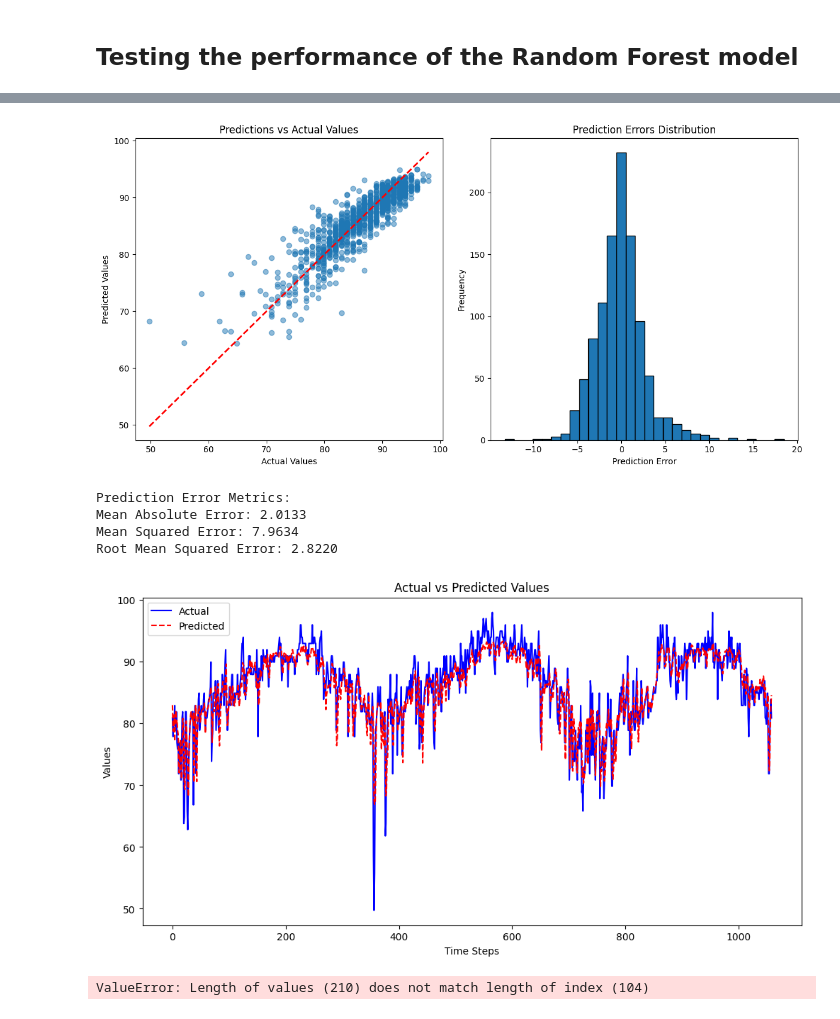
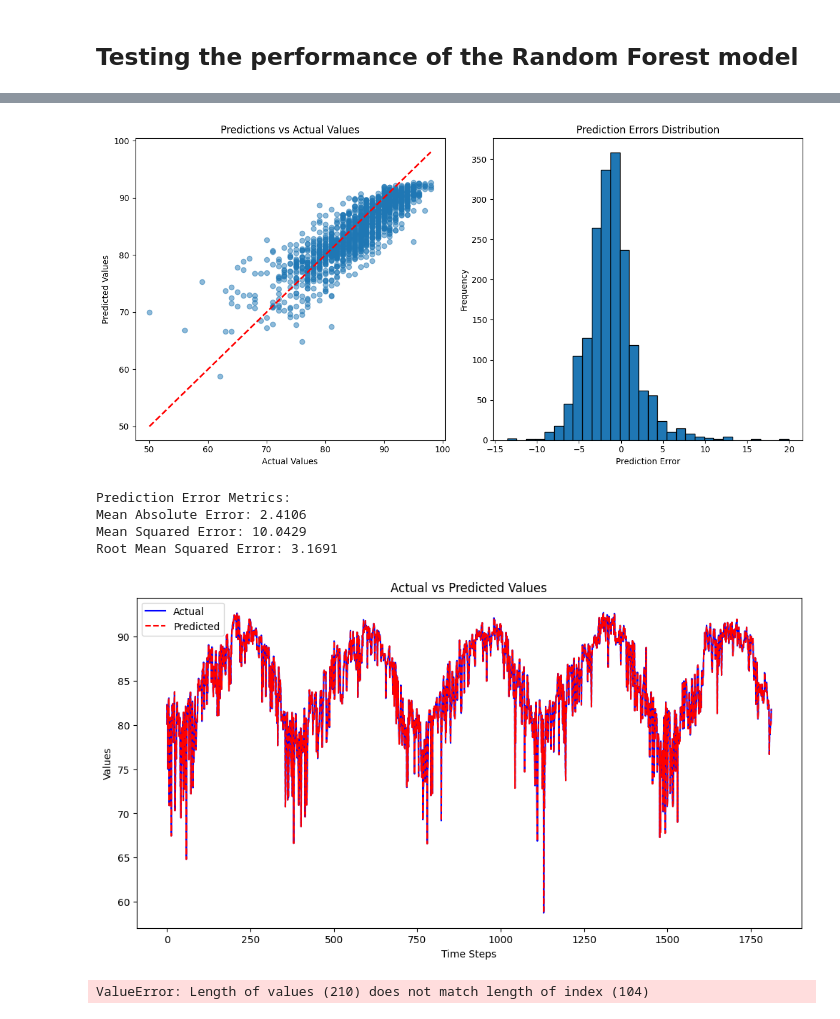
Before and after one commit to comp484-IntroToAI/semester-project-bram-long, a Jupyter notebook: MiamiWeather.ipynb, the cells around one changed output, grey strips where cells are left out. Drawn from its saved outputs; the diff is of its cells as text; code cells hidden in the pictures.

```diff
--- a/MiamiWeather.ipynb
+++ b/MiamiWeather.ipynb
@@ -156,8 +117,12 @@ plt.show()
 # %% [markdown]
 ## Testing the performance of the Random Forest model
 # %%
+X = newdf[feature_columns]
+y = newdf[target]
+
+
 X_train, y_train, X_test, y_test = hp.create_train_test(X, y, .8)
-all_predictions = pd.DataFrame(y_test)
+all_predictions = pd.DataFrame()
 # %%
 # grid search
 best_model = rf.find_best_random_forest_model(X_train, y_train)
@@ -401,8 +300,8 @@ Root Mean Squared Error: 2.7870
 lstm_y_pred = trained_lstm_model.predict(X_test_windowed)
 
 # # Inverse transform predictions and actual values
-lstm_y_pred_original = y_scaler.inverse_transform(lstm_y_pred)
-lstm_y_test_original = y_scaler.inverse_transform(y_test_windowed)
+lstm_y_pred_original = target_scaler.inverse_transform(lstm_y_pred)
+lstm_y_test_original = target_scaler.inverse_transform(y_test_windowed)
 
 # Plot predictions vs actual
 plt.figure(figsize=(12, 6))
@@ -442,8 +341,8 @@ print(f"Root Mean Squared Error: {rmse:.4f}")
 # y_test_original = pd.Series(y_test_original, index=y_lstm_test.index)
 # y_pred_original = pd.Series(y_pred_original, index=y_lstm_test.index)
 plt.figure(figsize=(12, 6))
-plt.plot( y_test_original, label='Actual', color='blue')
-plt.plot(y_pred_original, label='Predicted', color='red', linestyle='--')
+plt.plot(lstm_y_pred_original , label='Actual', color='blue')
+plt.plot(lstm_y_pred_original, label='Predicted', color='red', linestyle='--')
 plt.title('Actual vs Predicted Values')
 plt.xlabel('Time Steps')
 plt.ylabel('Values')
@@ -456,9 +355,9 @@ plt.show()
-[figure, old version]
+[figure, new version]
 Prediction Error Metrics:
-Mean Absolute Error: 2.0133
-Mean Squared Error: 7.9634
-Root Mean Squared Error: 2.8220
+Mean Absolute Error: 2.4106
+Mean Squared Error: 10.0429
+Root Mean Squared Error: 3.1691
-[figure, old version]
+[figure, new version]
 # %%
 y_actual_test = y_lstm_test.iloc[2:]
 rf_predictions = predictions[2:]
```
Also changed, not shown: parts of 8 cells of this notebook, 4 other files.
